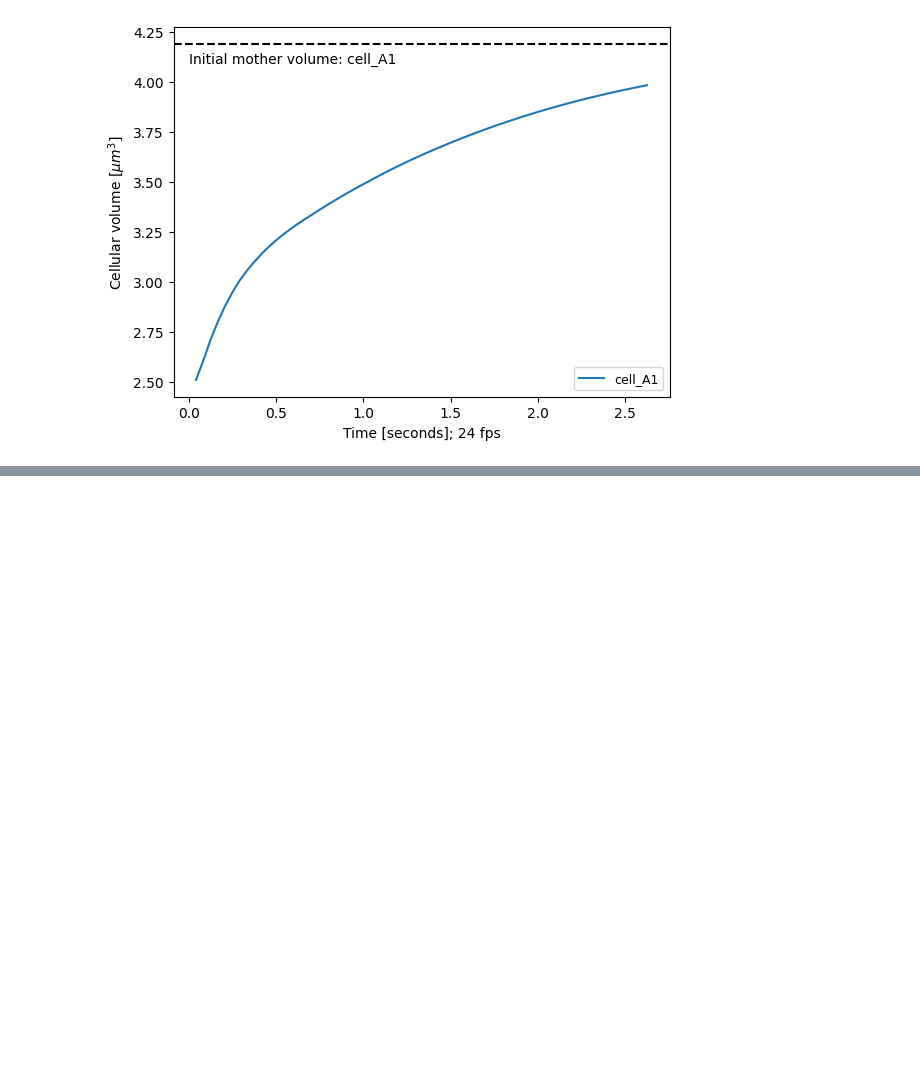
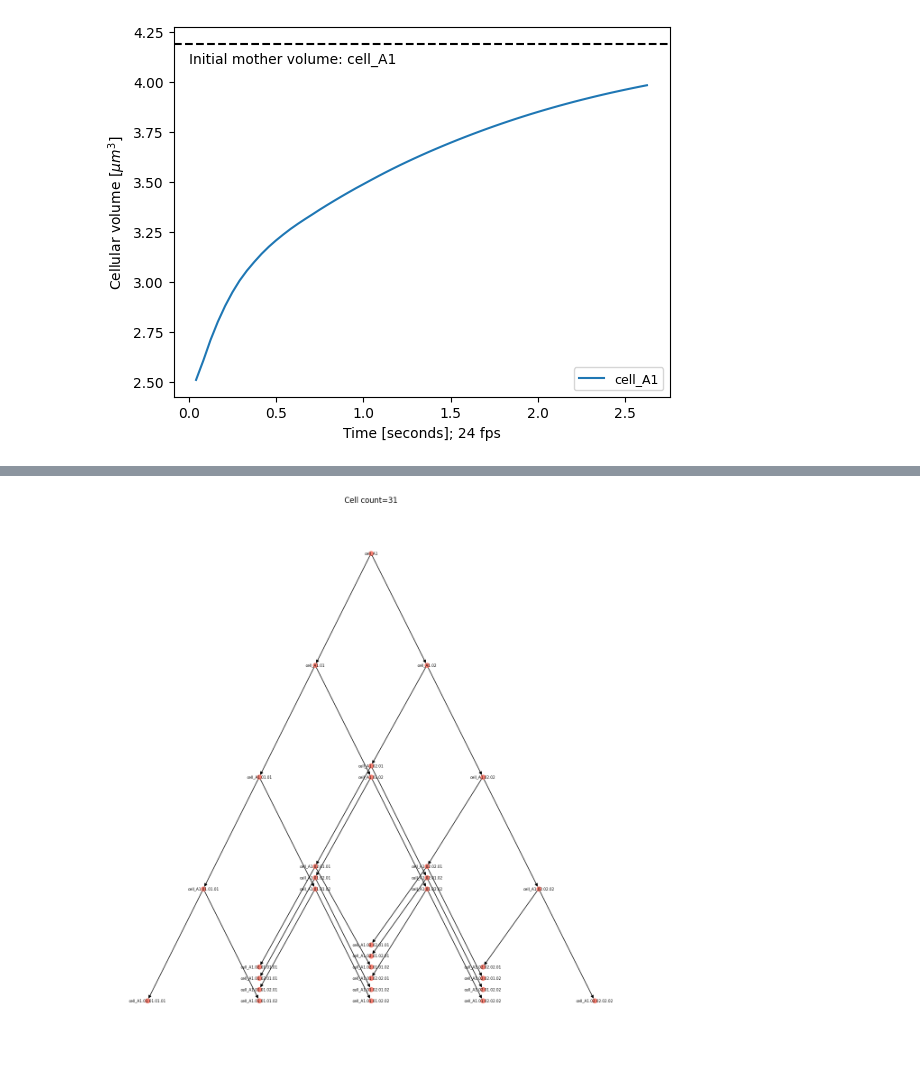
Before and after one commit to smegason/Goo, a Jupyter notebook: _notebooks/20231227_lineage.ipynb, the cells around one changed output, grey strips where cells are left out. Drawn from its saved outputs; the diff is of its cells as text; code cells hidden in the pictures; blank space fills up the shorter version.

```diff
--- a/_notebooks/20231227_lineage.ipynb
+++ b/_notebooks/20231227_lineage.ipynb
@@ -455,0 +455,45 @@ plt.show()
+# %%
+def create_graph(hierarchy, parent=None):
+    G = nx.DiGraph()
+    for key, value in hierarchy.items():
+        G.add_node(key)
+        if parent:
+            G.add_edge(parent, key)
+        if isinstance(value, dict):
+            G_sub = create_graph(value, key)
+            G = nx.compose(G, G_sub)
+    return G
+
+# Create the graph from the hierarchy
+G = create_graph(complete_nested_hierarchy)
+
+# Calculate positions for nodes with adjusted height to avoid overlap
+pos = {}
+level_spacing = 100  # Adjust the spacing between levels
+node_height = 10  # Adjust the node height to avoid overlap
+
+def set_positions(node, level, x_offset, used_x):
+    children = list(G.successors(node))
+    num_children = len(children)
+    if num_children > 0:
+        x = x_offset - (num_children - 1) * level_spacing / 2
+        for child in children:
+            y = -level * level_spacing
+            while (x, y) in used_x:  # Check if coordinates are already taken
+                y += node_height
+            pos[child] = (x, y)
+            used_x.add((x, y))
+            set_positions(child, level + 1, x, used_x)
+            x += level_spacing
+
+root_node = list(G.nodes())[0]  # Assuming the first node is the root
+pos[root_node] = (0, 0)
+set_positions(root_node, 1, 0, set())
+
+# Plot the lineage tree with calculated node positions and adjusted height
+plt.figure(figsize=(12, 12))
+nx.draw(G, pos, with_labels=True, node_size=50, node_color='salmon', font_size=6, arrows=True)
+plt.title(f"Cell count={len(cell_names)}")
+plt.savefig("division_lineage_hierarchical.png", transparent=False, dpi=500)
+# %% [output]
+[figure, added]
```
Also changed, not shown: parts of 8 cells of this notebook, 3 other files.
